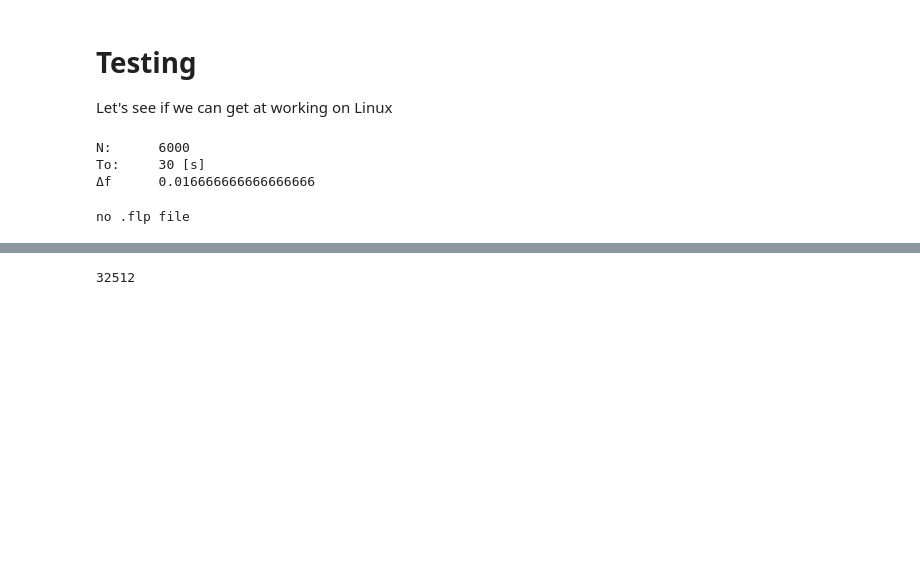
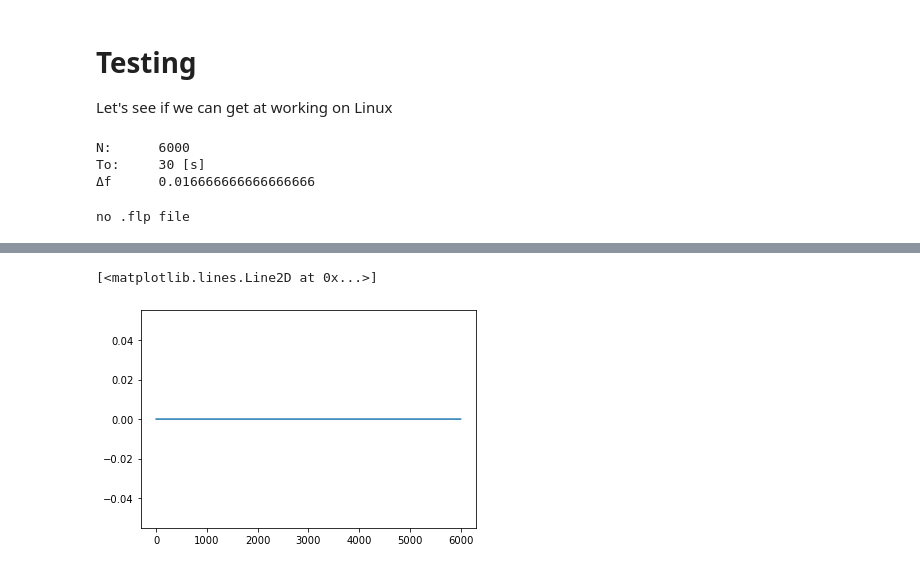
Before and after one commit to John-Ragland/pyat_tools, a Jupyter notebook: testing.ipynb, the cells around one changed output, grey strips where cells are left out. Cells and saved outputs as stored; diff of their text form; code cells hidden in the pictures; blank space fills up the shorter version.

```diff
--- a/testing.ipynb
+++ b/testing.ipynb
@@ -46,4 +71,5 @@ p_f = pyat_tools.simulate_FDGF(fn, freq_half, [1,90], krakenc=False, verbose=Tru
 # %%
-os.system('kraken.exe test')
+plt.plot(p_f)
 # %% [output]
-32512
+[<matplotlib.lines.Line2D at 0x...>]
+[figure, added]
```
Also changed, not shown: parts of 4 cells of this notebook, 6 other files.
